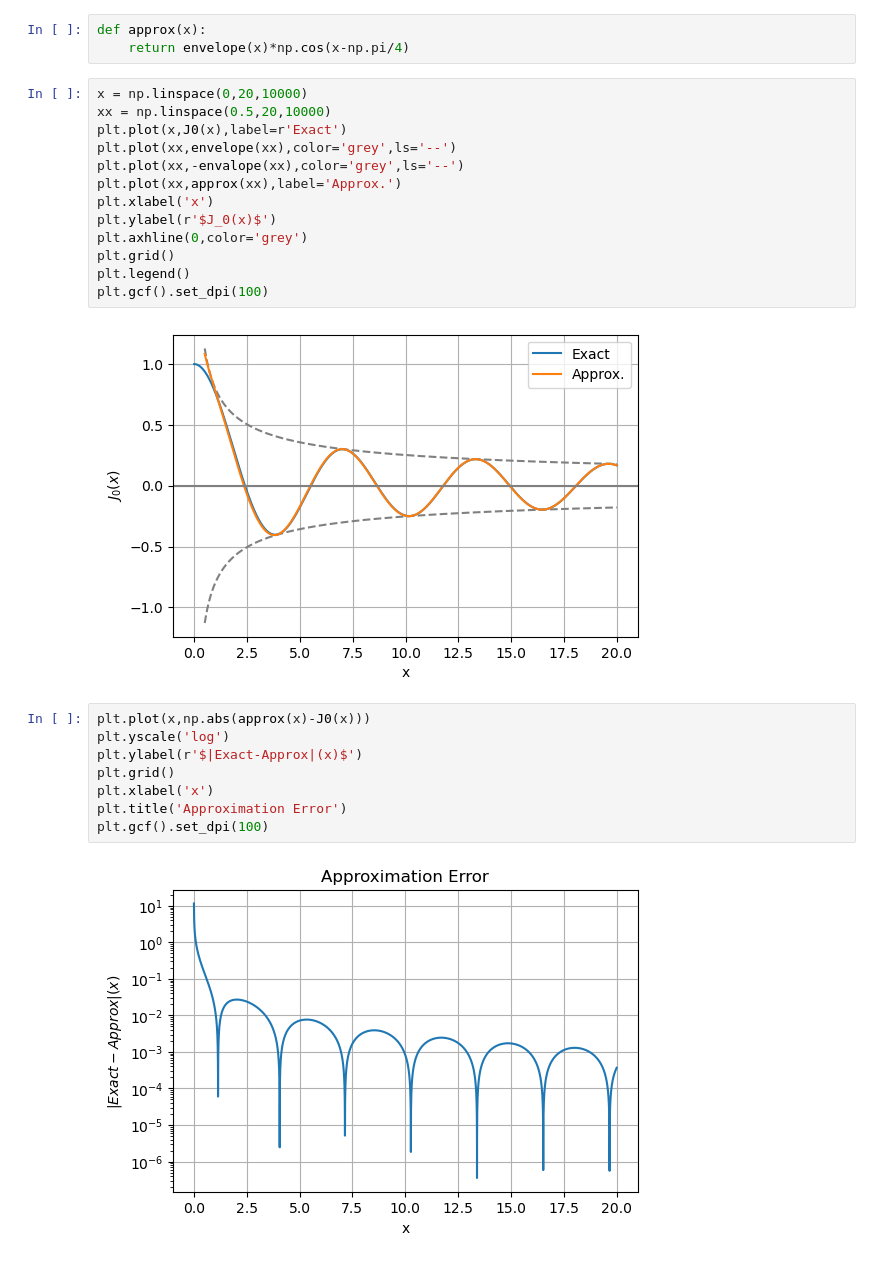
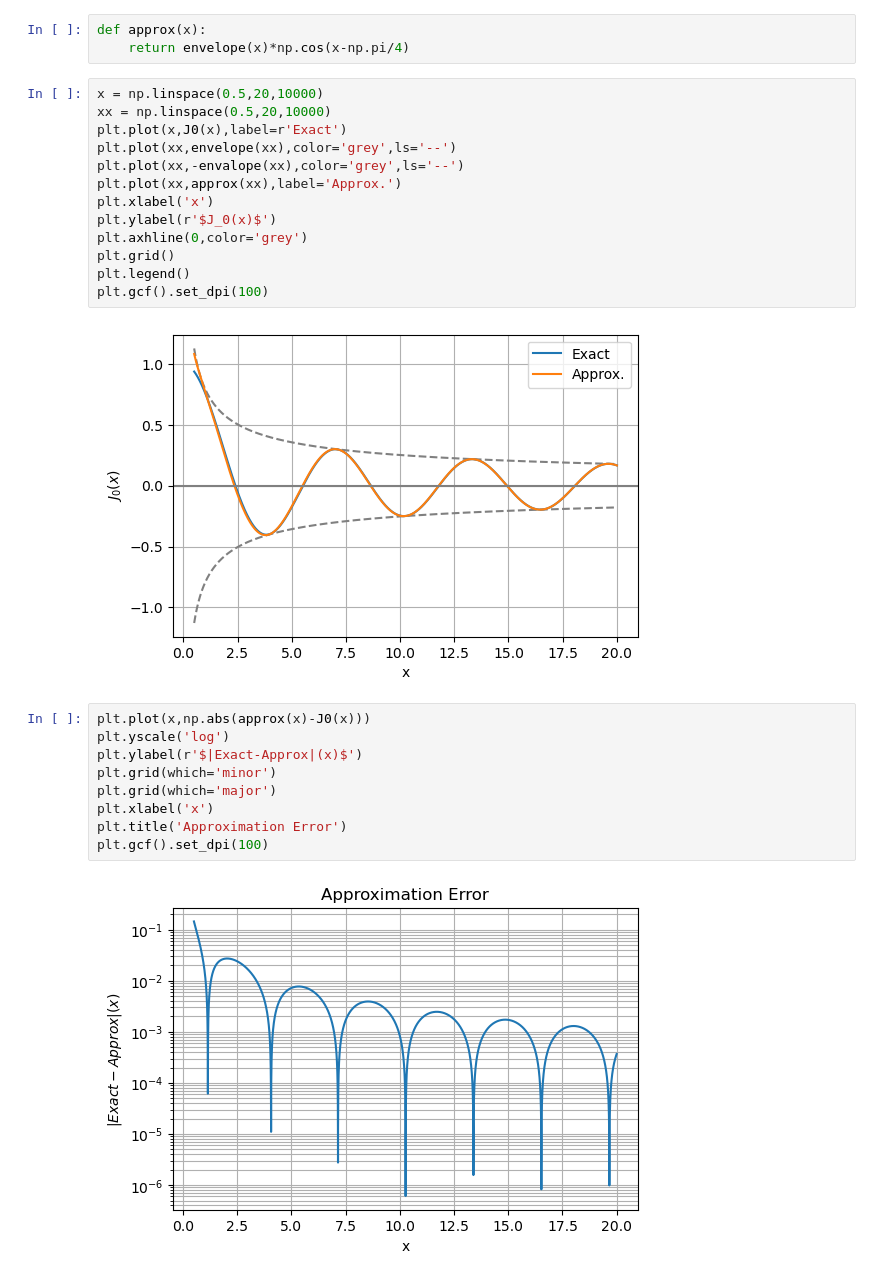
Before and after one commit to timothy-ymchan/gw-caustic-crossing, a Jupyter notebook: Maths Learning/Stationary Phase.ipynb, the cells around one changed output. Cells and saved outputs as stored; diff of their text form.

```diff
--- a/Maths Learning/Stationary Phase.ipynb
+++ b/Maths Learning/Stationary Phase.ipynb
@@ -21,7 +23,7 @@ def envelope(x):
 def approx(x):
     return envelope(x)*np.cos(x-np.pi/4)
 # %%
-x = np.linspace(0,20,10000)
+x = np.linspace(0.5,20,10000)
 xx = np.linspace(0.5,20,10000)
 plt.plot(x,J0(x),label=r'Exact')
 plt.plot(xx,envelope(xx),color='grey',ls='--')
@@ -34,17 +36,18 @@ plt.grid()
 plt.legend()
 plt.gcf().set_dpi(100)
 # %% [output]
-[figure, old version]
+[figure, new version]
 # %%
 plt.plot(x,np.abs(approx(x)-J0(x)))
 plt.yscale('log')
 plt.ylabel(r'$|Exact-Approx|(x)$')
-plt.grid()
+plt.grid(which='minor')
+plt.grid(which='major')
 plt.xlabel('x')
 plt.title('Approximation Error')
 plt.gcf().set_dpi(100)
 # %% [output]
-[figure, old version]
+[figure, new version]
 # %% [markdown]
 ## Stationary phase derivations
 
```
Also changed, not shown: parts of 2 cells of this notebook.
